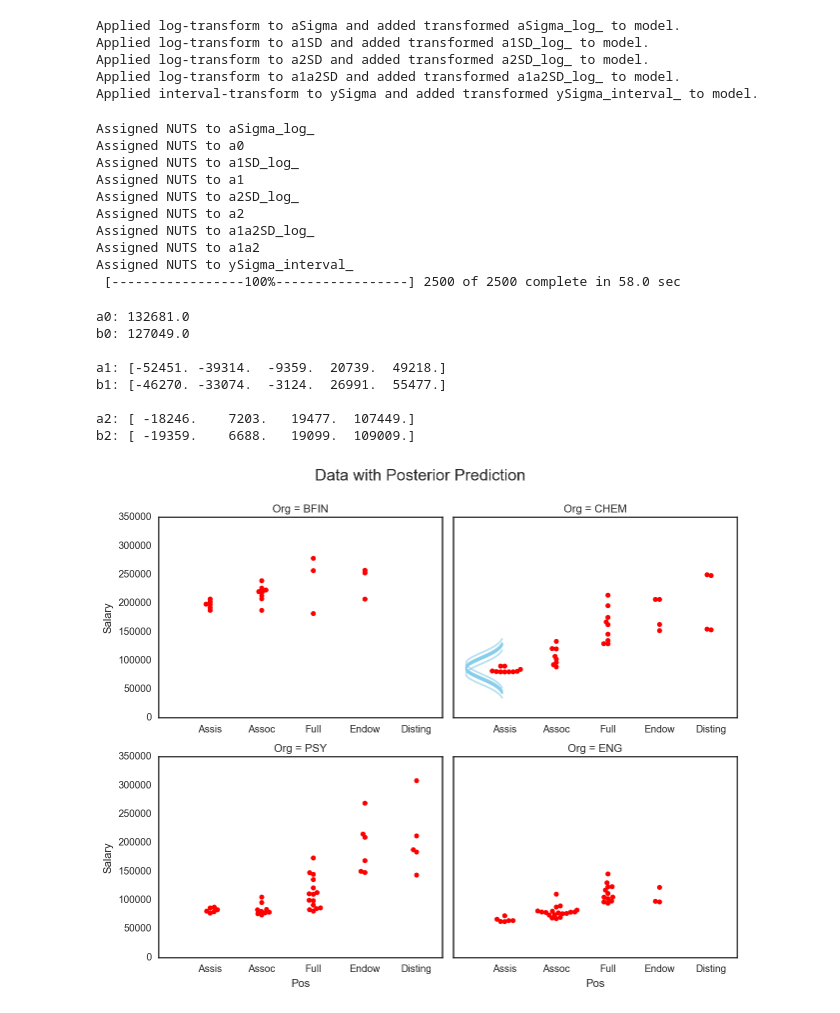
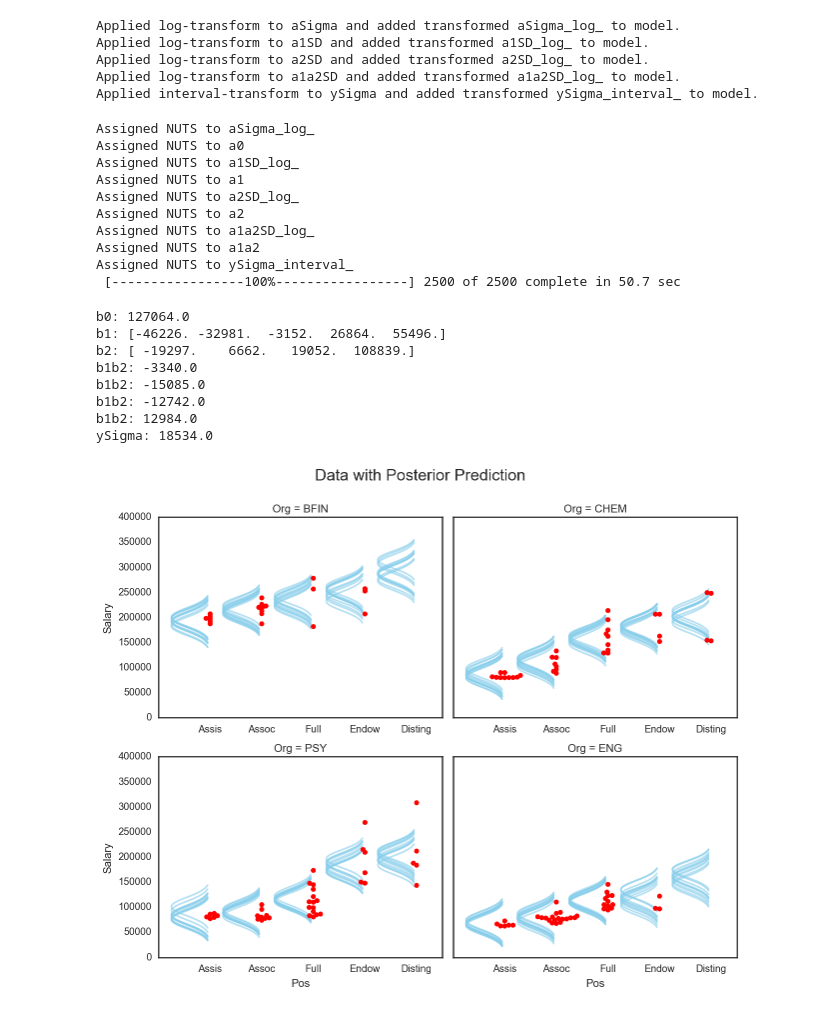
Before and after one commit to JWarmenhoven/DBDA-python, a Jupyter notebook: Notebooks/Chapter 20.ipynb, the cells around one changed output. Saved outputs shown, nothing was run; the diff lists cells and outputs as text; code cells hidden in the pictures.

```diff
--- a/Notebooks/Chapter 20.ipynb
+++ b/Notebooks/Chapter 20.ipynb
@@ -167,8 +120,9 @@ Applied log-transform to a2SD and added transformed a2SD_log_ to model.
 Applied log-transform to a1a2SD and added transformed a1a2SD_log_ to model.
 Applied interval-transform to ySigma and added transformed ySigma_interval_ to model.
 # %%
+n_samples = 2500
 with model1:
-    trace1 = pmc.sample(2500)
+    trace1 = pmc.sample(n_samples)
 # %% [output]
 Assigned NUTS to aSigma_log_
 Assigned NUTS to a0
@@ -179,64 +133,64 @@ Assigned NUTS to a2
 Assigned NUTS to a1a2SD_log_
 Assigned NUTS to a1a2
 Assigned NUTS to ySigma_interval_
- [-----------------100%-----------------] 2500 of 2500 complete in 58.0 sec
+ [-----------------100%-----------------] 2500 of 2500 complete in 50.7 sec
 # %%
-m = np.zeros((Nx1Lvl,Nx2Lvl))
+# Transforming the trace data to sum-to-zero values
+m = np.zeros((Nx1Lvl,Nx2Lvl, n_samples))
 b1b2 = m.copy()
 
 for (j1,j2) in np.ndindex(Nx1Lvl,Nx2Lvl):
-        m[j1,j2] =  (np.mean(trace1['a0']) +
-        np.mean(trace1['a1'], axis=0)[j1] +
-        np.mean(trace1['a2'], axis=0)[j2] +
-        np.mean(trace1['a1a2'][:,j1,j2]))
+        m[j1,j2] =  (trace1['a0'] +
+                     trace1['a1'][:,j1] +
+                     trace1['a2'][:,j2] +
+                     trace1['a1a2'][:,j1,j2])
 
-b0 = np.mean(m)
+b0 = np.mean(m, axis=(0,1))
 b1 = np.mean(m, axis=1) - b0
 b2 = np.mean(m, axis=0) - b0
 
 for (j1,j2) in np.ndindex(Nx1Lvl,Nx2Lvl):
         b1b2[j1,j2] =  (m[j1,j2] - (b0 + b1[j1] + b2[j2]))
 
-print('a0: {}'.format(np.round(np.mean(trace1['a0']))))
-print('b0: {}\n'.format(np.round(b0)))
-
-print('a1: {}'.format(np.round(np.mean(trace1['a1'], axis=0))))
-print('b1: {}\n'.format(np.round(b1)))
-
-print('a2: {}'.format(np.round(np.mean(trace1['a2'], axis=0)[[20,48,12,7]])))
-print('b2: {}'.format(np.round(b2)[[20,48,12,7]]))
-
-#print('a1a2: {}'.format(np.round(np.mean(trace1['a1b1'], axis=0)[[20,48,12,7]])))
-#print('b1b2: {}'.format(np.round(b2)[[20,48,12,7]]))
+# Below are the values corresponding to the first column of table 20.2
+print('b0: {}'.format(np.round(np.mean(b0))))
+print('b1: {}'.format(np.round(np.mean(b1, axis=1))))
+print('b2: {}'.format(np.round(np.mean(b2, axis=1))[[20,48,12,7]]))
+print('b1b2: {}'.format(np.round(np.mean(b1b2, axis=2))[0,48]))
+print('b1b2: {}'.format(np.round(np.mean(b1b2, axis=2))[2,48]))
+print('b1b2: {}'.format(np.round(np.mean(b1b2, axis=2))[0,12]))
+print('b1b2: {}'.format(np.round(np.mean(b1b2, axis=2))[2,12]))
+print('ySigma: {}'.format(np.round(np.mean(trace1['ySigma']))))
 # %% [output]
-a0: 132681.0
-b0: 127049.0
-
-a1: [-52451. -39314.  -9359.  20739.  49218.]
-b1: [-46270. -33074.  -3124.  26991.  55477.]
-
-a2: [ -18246.    7203.   19477.  107449.]
-b2: [ -19359.    6688.   19099.  109009.]
+b0: 127064.0
+b1: [-46226. -32981.  -3152.  26864.  55496.]
+b2: [ -19297.    6662.   19052.  108839.]
+b1b2: -3340.0
+b1b2: -15085.0
+b1b2: -12742.0
+b1b2: 12984.0
+ySigma: 18534.0
 # %%
 burnin = 200
-dis = (trace1['a0'][burnin:]+
-       trace1['a1'][burnin:,0]+
-       trace1['a2'][burnin:,12]+
-       trace1['a1a2'][burnin:,0,12])
 scale = trace1['ySigma'][burnin:]
 
 # Figure 20.8 in the book shows the Salary data for four of the sixty departments.
 # Let's create the subset for plotting.
 subset_org = ['BFIN', 'CHEM', 'PSY', 'ENG']
 subset_df = df[df.Org.isin(subset_org)]
 
 fg = sns.FacetGrid(subset_df, col='Org', col_order=subset_org,
                    col_wrap=2, size=3.5, aspect=1.3, despine=False, sharex=False)
 fg.map(sns.swarmplot, 'Pos', 'Salary', data=subset_df, color='r')
 fg.fig.suptitle('Data with Posterior Prediction', y=1.05, fontsize=16)
 for ax in fg.axes:
     ax.set_xlim(xmin=-1)
 
-plot_mustache(dis, scale, 0, ax=fg.axes[1])
+for i, org_idx in enumerate([7,12,48,20]):
+    for pos_idx in np.arange(5):
+        plot_mustache(b0[burnin:]+
+                      b1[pos_idx, burnin:]+
+                      b2[org_idx,burnin:]+
+                      b1b2[pos_idx,org_idx,burnin:], scale, pos_idx, ax=fg.axes.flatten()[i])
 # %% [output]
-[figure, old version]
+[figure, new version]
```
Also changed, not shown: parts of 3 cells of this notebook.
